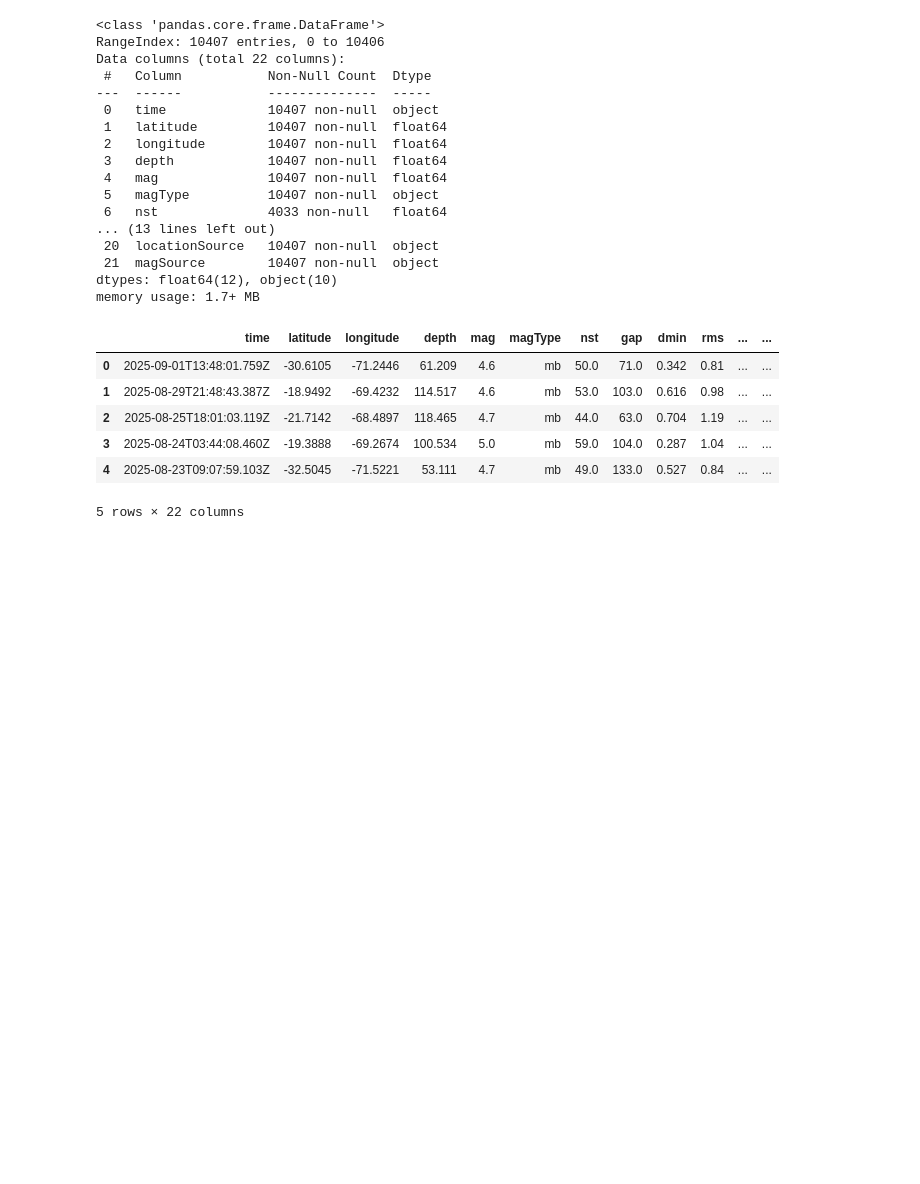
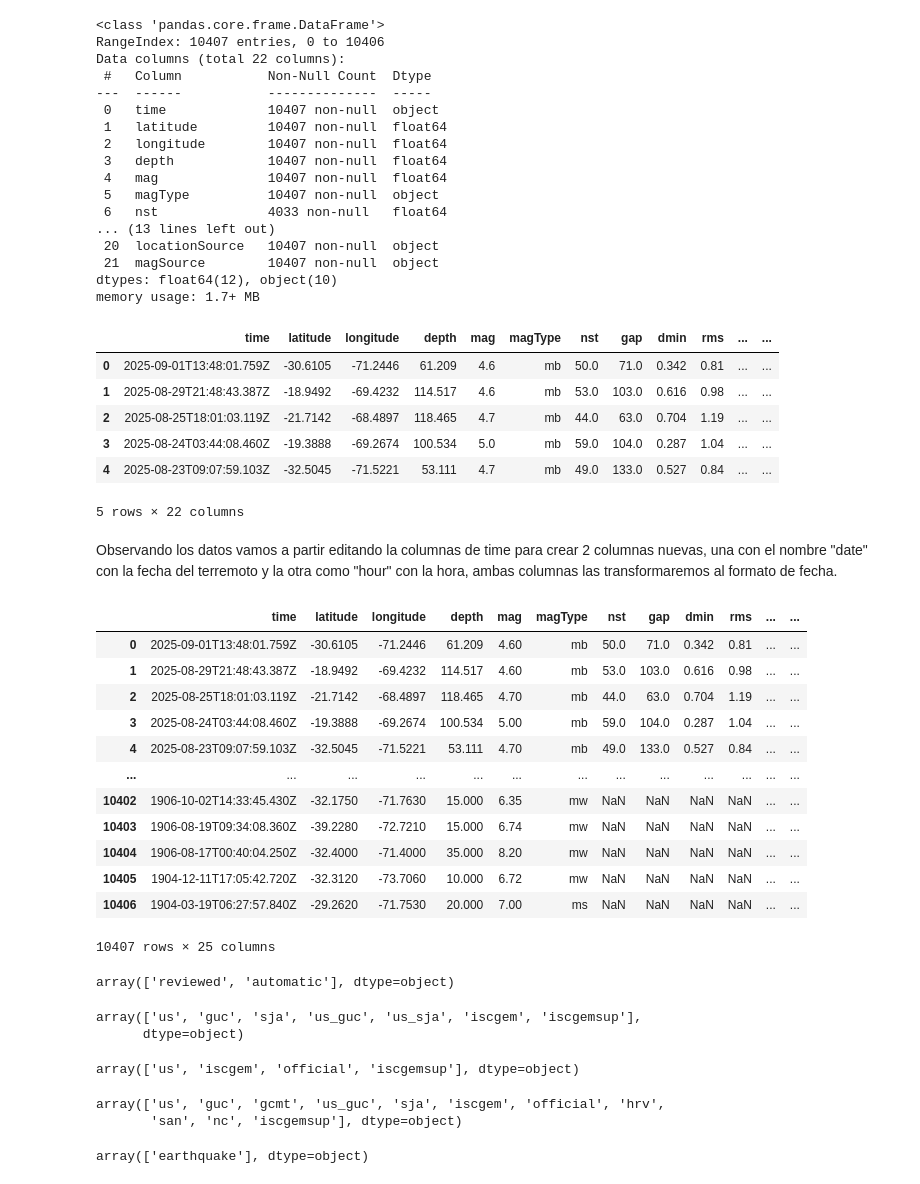
Before and after one commit to Skysilen-t/Proyecto-Ciencia-de-Datos, a Jupyter notebook: Propuesta y documento/Proyecto investigacion propuesta.ipynb, the cells around one changed output. Cells and saved outputs as stored; diff of their text form; code cells hidden in the pictures; blank space fills up the shorter version.

```diff
--- a/Propuesta y documento/Proyecto investigacion propuesta.ipynb
+++ b/Propuesta y documento/Proyecto investigacion propuesta.ipynb
@@ -67,3 +67,52 @@ df.head()
 | 3 | 2025-08-24T03:44:08.460Z | -19.3888 | -69.2674 | 100.534 | 5.0 | mb | 59.0 | 104.0 | 0.287 | 1.04 | ... | ... |
 | 4 | 2025-08-23T09:07:59.103Z | -32.5045 | -71.5221 | 53.111 | 4.7 | mb | 49.0 | 133.0 | 0.527 | 0.84 | ... | ... |
 5 rows × 22 columns
+# %% [markdown]
+Observando los datos vamos a partir editando la columnas de time para crear 2 columnas nuevas, una con el nombre "date" con la fecha del terremoto y la otra como "hour" con la hora, ambas columnas las transformaremos al formato de fecha.
+# %%
+df_copy = df.copy()
+df_copy["dates"] = df_copy["time"].apply(lambda x: x.split("T"))
+df_copy["date"] = df_copy["dates"].apply(lambda x:  pd.to_datetime(x[0]).strftime("%Y-%m-%d"))
+df_copy["hour"] = df_copy["dates"].apply(lambda x: pd.to_datetime(x[1][:-1]).strftime("%H:%M:%S"))
+df_copy
+# %% [output]
+|  | time | latitude | longitude | depth | mag | magType | nst | gap | dmin | rms | ... | ... |
+| 0 | 2025-09-01T13:48:01.759Z | -30.6105 | -71.2446 | 61.209 | 4.60 | mb | 50.0 | 71.0 | 0.342 | 0.81 | ... | ... |
+| 1 | 2025-08-29T21:48:43.387Z | -18.9492 | -69.4232 | 114.517 | 4.60 | mb | 53.0 | 103.0 | 0.616 | 0.98 | ... | ... |
+| 2 | 2025-08-25T18:01:03.119Z | -21.7142 | -68.4897 | 118.465 | 4.70 | mb | 44.0 | 63.0 | 0.704 | 1.19 | ... | ... |
+| 3 | 2025-08-24T03:44:08.460Z | -19.3888 | -69.2674 | 100.534 | 5.00 | mb | 59.0 | 104.0 | 0.287 | 1.04 | ... | ... |
+| 4 | 2025-08-23T09:07:59.103Z | -32.5045 | -71.5221 | 53.111 | 4.70 | mb | 49.0 | 133.0 | 0.527 | 0.84 | ... | ... |
+| ... | ... | ... | ... | ... | ... | ... | ... | ... | ... | ... | ... | ... |
+| 10402 | 1906-10-02T14:33:45.430Z | -32.1750 | -71.7630 | 15.000 | 6.35 | mw | NaN | NaN | NaN | NaN | ... | ... |
+| 10403 | 1906-08-19T09:34:08.360Z | -39.2280 | -72.7210 | 15.000 | 6.74 | mw | NaN | NaN | NaN | NaN | ... | ... |
+| 10404 | 1906-08-17T00:40:04.250Z | -32.4000 | -71.4000 | 35.000 | 8.20 | mw | NaN | NaN | NaN | NaN | ... | ... |
+| 10405 | 1904-12-11T17:05:42.720Z | -32.3120 | -73.7060 | 10.000 | 6.72 | mw | NaN | NaN | NaN | NaN | ... | ... |
+| 10406 | 1904-03-19T06:27:57.840Z | -29.2620 | -71.7530 | 20.000 | 7.00 | ms | NaN | NaN | NaN | NaN | ... | ... |
+10407 rows × 25 columns
+# %%
+df_copy["status"].astype("category")
+df_copy["status"].unique()
+# %% [output]
+array(['reviewed', 'automatic'], dtype=object)
+# %%
+df_copy["locationSource"].astype("category")
+df_copy["locationSource"].unique()
+# %% [output]
+array(['us', 'guc', 'sja', 'us_guc', 'us_sja', 'iscgem', 'iscgemsup'],
+      dtype=object)
+# %%
+df_copy["net"].astype("category")
+df_copy["net"].unique()
+# %% [output]
+array(['us', 'iscgem', 'official', 'iscgemsup'], dtype=object)
+# %%
+df_copy["magSource"].astype("category")
+df_copy["magSource"].unique()
+# %% [output]
+array(['us', 'guc', 'gcmt', 'us_guc', 'sja', 'iscgem', 'official', 'hrv',
+       'san', 'nc', 'iscgemsup'], dtype=object)
+# %%
+df_copy["type"].astype("category")
+df_copy["type"].unique()
+# %% [output]
+array(['earthquake'], dtype=object)
```
Also changed, not shown: parts of 12 cells of this notebook.
